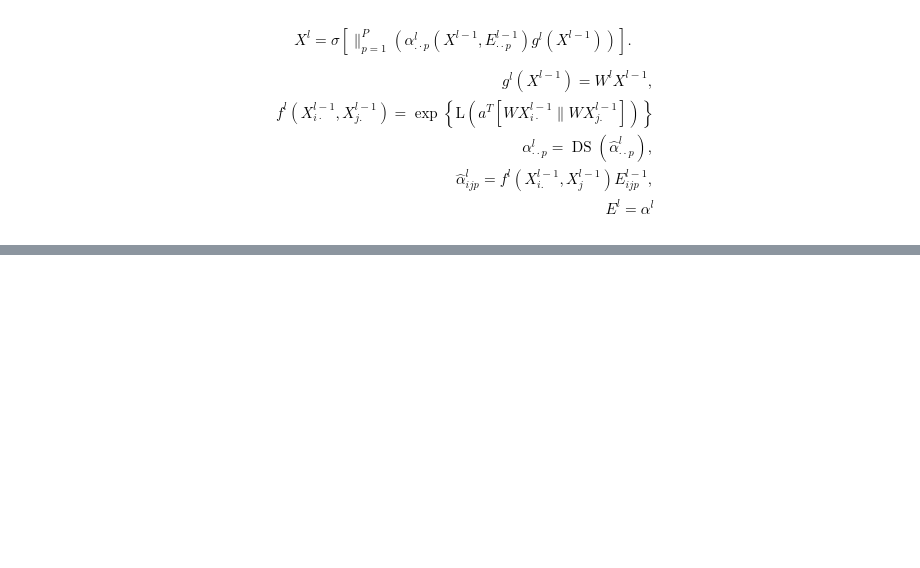
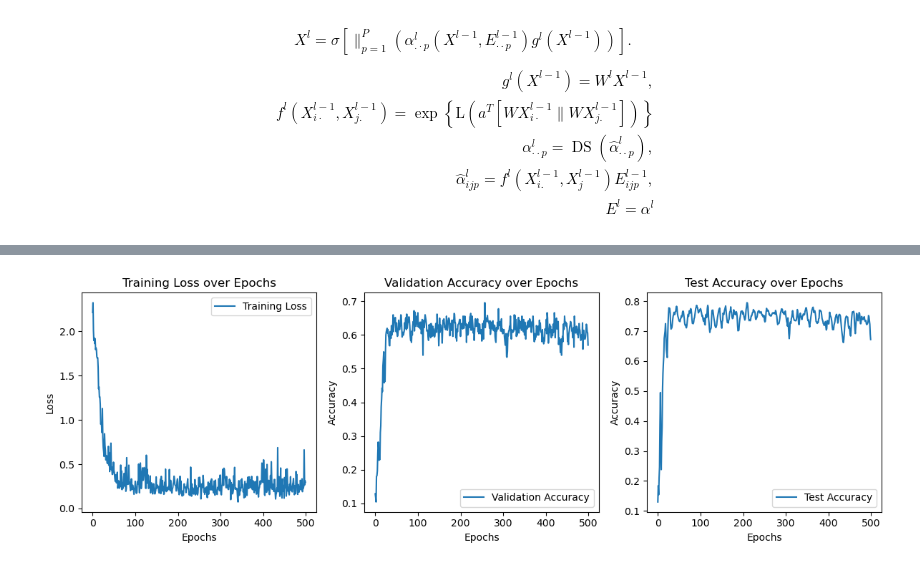
Before and after one commit to RanZhu1989/DGL_Tutorials, a Jupyter notebook: edge_gnns/EGNNA_torch.ipynb, the cells around one changed output, grey strips where cells are left out. Cells and saved outputs as stored; diff of their text form; code cells hidden in the pictures; blank space fills up the shorter version.

```diff
--- a/edge_gnns/EGNNA_torch.ipynb
+++ b/edge_gnns/EGNNA_torch.ipynb
@@ -166,18 +195,21 @@ class MultiHead_EGNNA_Classifier(nn.Module):
 
         # Multi-head attention mechanism
         # 1. input layer
-        self.attentions = [EGNNA_Conv(dim_nfeat, dim_hidden[0], dropout) for _ in range(n_heads[0])]
+        self.attentions = [EGNNA_Conv(dim_nfeat, dim_hidden[0], dropout)
+                           for _ in range(n_heads[0])]
         for i, attention in enumerate(self.attentions):
             self.add_module('attention_{}'.format(i), attention)
 
         # 2. Hidden layer
         self.hidden_atts = [EGNNA_Conv(n_heads[0]*dim_efeat*dim_hidden[0],
-                                       dim_hidden[1], dropout) for _ in range(n_heads[1])]
+                                       dim_hidden[1], dropout)
+                            for _ in range(n_heads[1])]
         for i, hidden_att in enumerate(self.hidden_atts):
             self.add_module('hidden_att_{}'.format(i), hidden_att)
 
         # 3. Output layer
-        self.out_att = EGNNA_Conv(n_heads[0]*dim_efeat*dim_hidden[0], dim_out, dropout, node_att_agger=True)
+        self.out_att = EGNNA_Conv(n_heads[0]*dim_efeat*dim_hidden[0],
+                                  dim_out, dropout, node_att_agger=True)
 
     def forward(self,  h, e):
 
@@ -202,3 +234,11 @@ class MultiHead_EGNNA_Classifier(nn.Module):
         h = F.elu(self.out_att( h, e)) # 输出各分类的得分情况
 
         return h
+# %%
+model = MultiHead_EGNNA_Classifier(dim_nfeat=features.shape[1],
+                                   dim_efeat=edge_attr.shape[0],
+                                   dim_hidden=[64,8],
+                                   dim_out=int(labels.max()) + 1,
+                                   dropout=0.6,
+                                   n_heads=[1,8]
+)
@@ -254,0 +320,32 @@ for e in range(100):
+# %%
+# Plotting the collected metrics
+plt.figure(figsize=(12, 4))
+
+# Plot training loss
+plt.subplot(1, 3, 1)
+plt.plot(range(num_epochs), train_losses, label='Training Loss')
+plt.xlabel('Epochs')
+plt.ylabel('Loss')
+plt.title('Training Loss over Epochs')
+plt.legend()
+
+# Plot validation accuracy
+plt.subplot(1, 3, 2)
+plt.plot(range(num_epochs), val_accuracies, label='Validation Accuracy')
+plt.xlabel('Epochs')
+plt.ylabel('Accuracy')
+plt.title('Validation Accuracy over Epochs')
+plt.legend()
+
+# Plot test accuracy
+plt.subplot(1, 3, 3)
+plt.plot(range(num_epochs), test_accuracies, label='Test Accuracy')
+plt.xlabel('Epochs')
+plt.ylabel('Accuracy')
+plt.title('Test Accuracy over Epochs')
+plt.legend()
+
+plt.tight_layout()
+plt.show()
+# %% [output]
+[figure, added]
```
Also changed, not shown: parts of 7 cells of this notebook, 1 other file.
